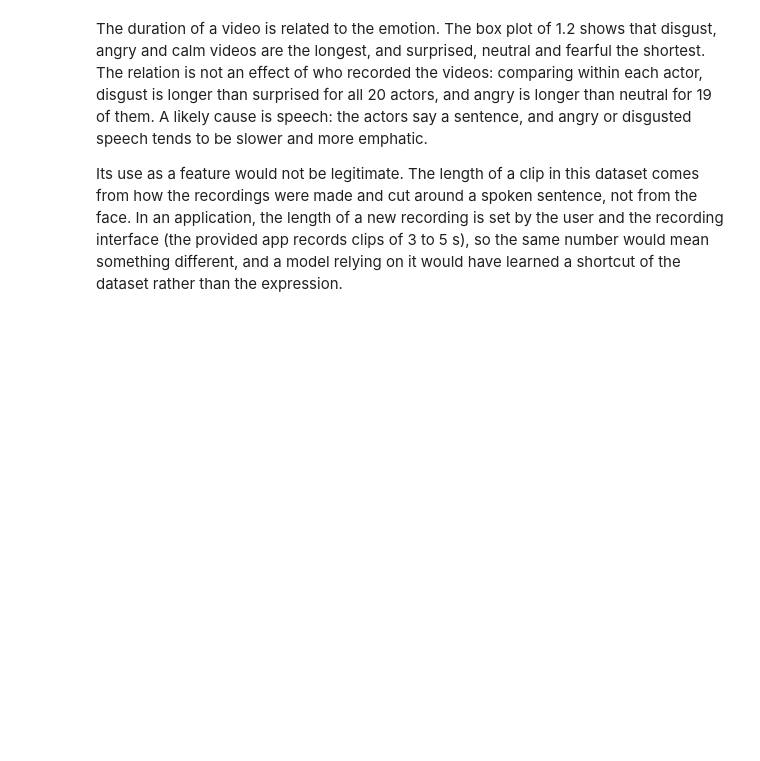
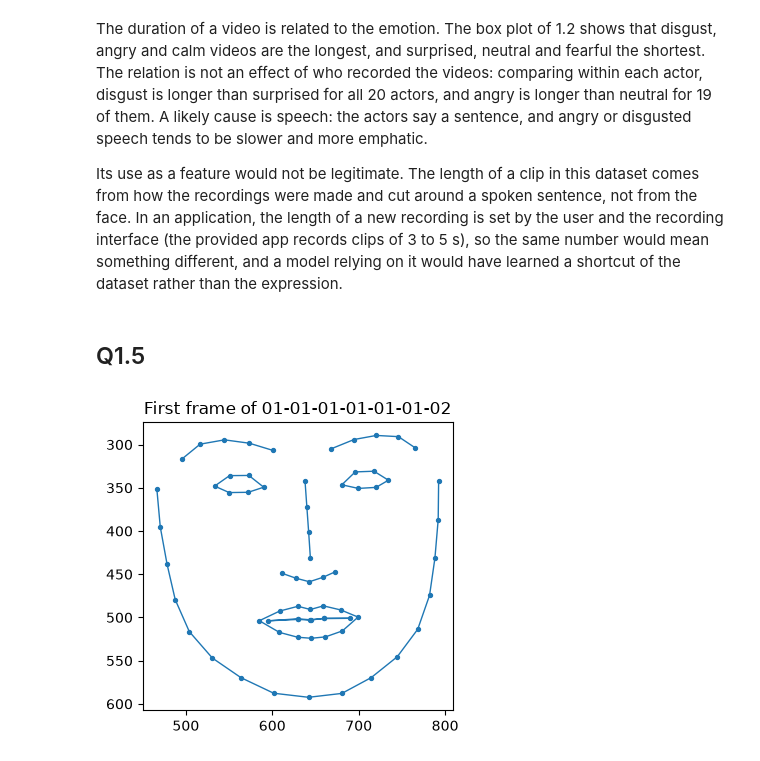
Before and after one commit to migasantunes/Emotion_Recognition, a Jupyter notebook: notebooks/01_data.ipynb, the cells around one changed output. Saved outputs shown, nothing was run; the diff lists cells and outputs as text; code cells hidden in the pictures; blank space fills up the shorter version.

Commit message:
Q1.5: draw_landmarks and overlay_video, neutral vs surprised overlays

```diff
--- a/notebooks/01_data.ipynb
+++ b/notebooks/01_data.ipynb
@@ -133,3 +134,17 @@ Actors with angry longer than neutral: 19 of 20
 The duration of a video is related to the emotion. The box plot of 1.2 shows that disgust, angry and calm videos are the longest, and surprised, neutral and fearful the shortest. The relation is not an effect of who recorded the videos: comparing within each actor, disgust is longer than surprised for all 20 actors, and angry is longer than neutral for 19 of them. A likely cause is speech: the actors say a sentence, and angry or disgusted speech tends to be slower and more emphatic.
 
 Its use as a feature would not be legitimate. The length of a clip in this dataset comes from how the recordings were made and cut around a spoken sentence, not from the face. In an application, the length of a new recording is set by the user and the recording interface (the provided app records clips of 3 to 5 s), so the same number would mean something different, and a model relying on it would have learned a shortcut of the dataset rather than the expression.
+# %% [markdown]
+## Q1.5
+# %%
+actor, statement, repetition = 2, 1, 1
+same_take = (videos_df["actor"] == actor) & (videos_df["statement"] == statement) & (videos_df["repetition"] == repetition)
+
+neutral_id = videos_df.loc[same_take & (videos_df["emotion"] == 1), "video_id"].item()
+surprised_id = videos_df.loc[same_take & (videos_df["emotion"] == 8) & (videos_df["intensity"] == 2), "video_id"].item()
+
+ax = draw_landmarks(df[df["video_id"] == neutral_id].iloc[0])
+ax.set_title(f"First frame of {neutral_id}")
+plt.show()
+# %% [output]
+[figure, added]
```
Also changed, not shown: parts of 3 cells of this notebook, 1 other file.
